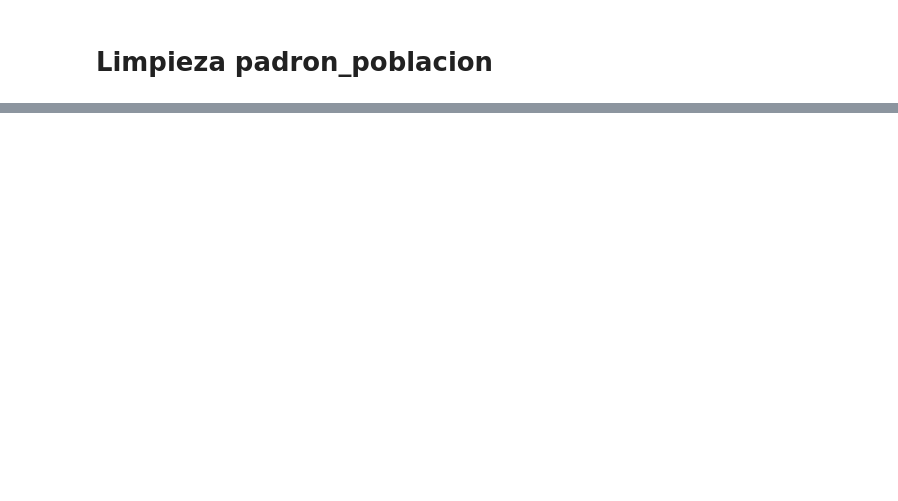
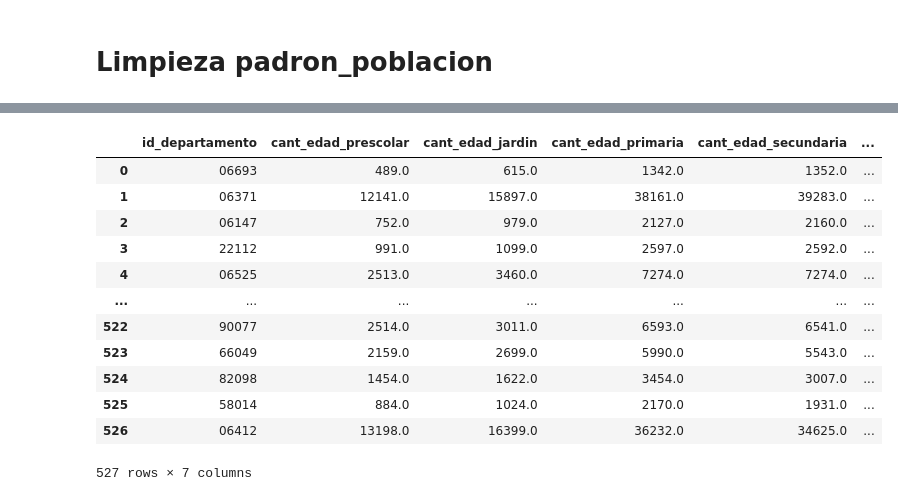
Before and after one commit to roldannahuelalejadro/Labo-Datos-master, a Jupyter notebook: Trabajo Practico 1/Limpieza de datos.ipynb, the cells around one changed output, grey strips where cells are left out. Cells and saved outputs as stored; diff of their text form; code cells hidden in the pictures; blank space fills up the shorter version.

```diff
--- a/Trabajo Practico 1/Limpieza de datos.ipynb
+++ b/Trabajo Practico 1/Limpieza de datos.ipynb
@@ -70,0 +111,45 @@ for index in range(counter-1):
+# %%
+ruta_padrones = os.path.join('TablasModificadas', 'Padrones')
+df_grupos_etarios_ = []
+
+archivos_padrones = [f for f in os.listdir(ruta_padrones) if f.startswith('padron_poblacion_') and f.endswith('.csv')]
+
+
+for archivo in archivos_padrones:
+    id_departamento = archivo.replace('padron_poblacion_', '').replace('.csv', '')
+    ruta_completa = os.path.join(ruta_padrones, archivo)
+    df_departamento = pd.read_csv(ruta_completa)
+    id_departamento = id_departamento.replace("'", "''")
+    consultaSQL = f"""
+    SELECT
+        '{id_departamento}' AS id_departamento,
+        SUM(CASE WHEN edad BETWEEN 0 AND 2 THEN casos ELSE 0 END) AS cant_edad_prescolar,
+        SUM(CASE WHEN edad BETWEEN 3 AND 5 THEN casos ELSE 0 END) AS cant_edad_jardin,
+        SUM(CASE WHEN edad BETWEEN 6 AND 11 THEN casos ELSE 0 END) AS cant_edad_primaria,
+        SUM(CASE WHEN edad BETWEEN 12 AND 17 THEN casos ELSE 0 END) AS cant_edad_secundaria,
+        SUM(CASE WHEN edad BETWEEN 18 AND 64 THEN casos ELSE 0 END) AS cant_edad_laboral,
+        SUM(CASE WHEN edad >= 65 THEN casos ELSE 0 END) AS cant_edad_jubilatoria
+    FROM df_departamento
+    ORDER BY id_departamento ASC
+    """
+
+    dataframeResultado = dd.sql(consultaSQL).df()
+    df_grupos_etarios_.append(dataframeResultado)
+
+df_grupos_etarios = pd.concat(df_grupos_etarios_, ignore_index=True)
+
+df_grupos_etarios
+# %% [output]
+|  | id_departamento | cant_edad_prescolar | cant_edad_jardin | cant_edad_primaria | cant_edad_secundaria | ... |
+| 0 | 06693 | 489.0 | 615.0 | 1342.0 | 1352.0 | ... |
+| 1 | 06371 | 12141.0 | 15897.0 | 38161.0 | 39283.0 | ... |
+| 2 | 06147 | 752.0 | 979.0 | 2127.0 | 2160.0 | ... |
+| 3 | 22112 | 991.0 | 1099.0 | 2597.0 | 2592.0 | ... |
+| 4 | 06525 | 2513.0 | 3460.0 | 7274.0 | 7274.0 | ... |
+| ... | ... | ... | ... | ... | ... | ... |
+| 522 | 90077 | 2514.0 | 3011.0 | 6593.0 | 6541.0 | ... |
+| 523 | 66049 | 2159.0 | 2699.0 | 5990.0 | 5543.0 | ... |
+| 524 | 82098 | 1454.0 | 1622.0 | 3454.0 | 3007.0 | ... |
+| 525 | 58014 | 884.0 | 1024.0 | 2170.0 | 1931.0 | ... |
+| 526 | 06412 | 13198.0 | 16399.0 | 36232.0 | 34625.0 | ... |
+527 rows × 7 columns
```
Also changed, not shown: parts of 27 cells of this notebook.
